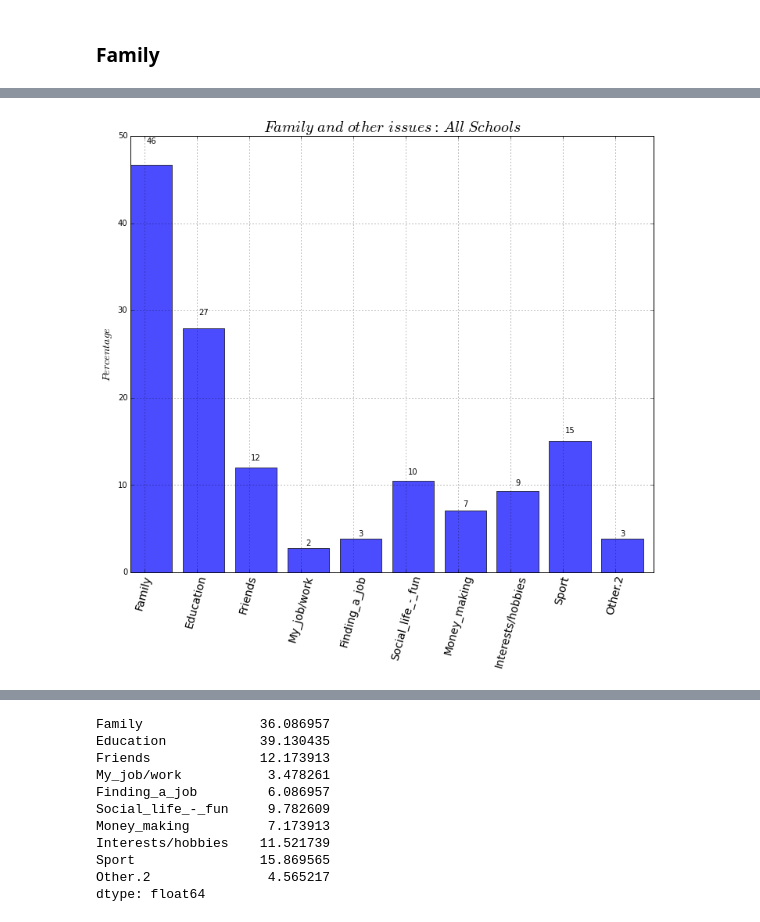
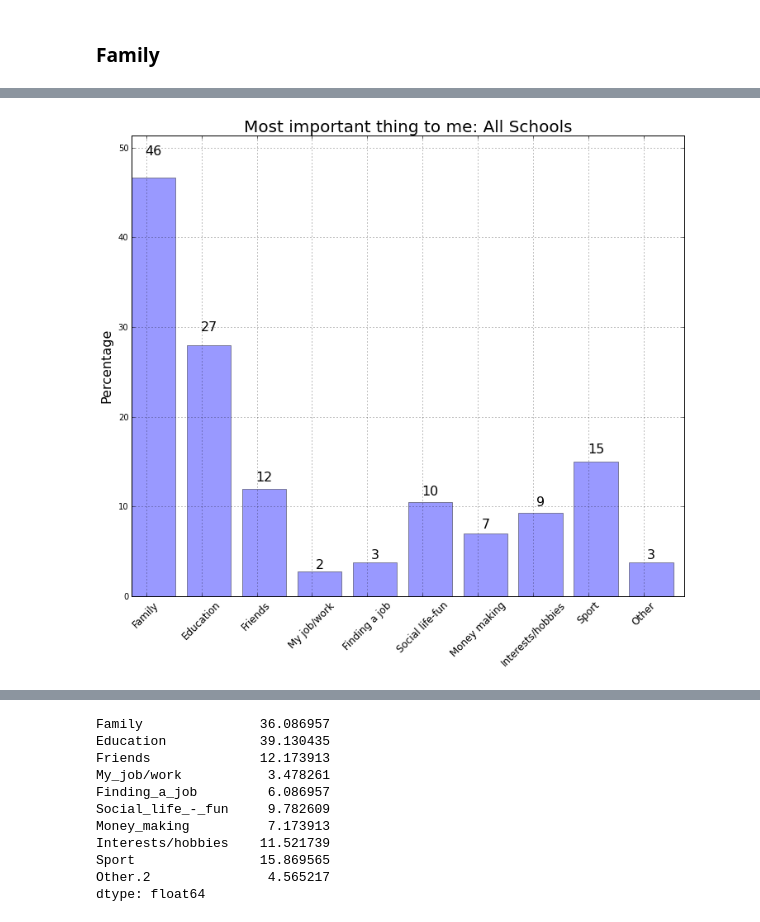
Before and after one commit to hillbs/Differential-Equations-and-Linear-Algebra, a Jupyter notebook: Youth_survey_git.ipynb, the cells around one changed output, grey strips where cells are left out. Drawn from its saved outputs; the diff is of its cells as text; code cells hidden in the pictures.

```diff
--- a/Youth_survey_git.ipynb
+++ b/Youth_survey_git.ipynb
@@ -26,17 +47,21 @@ def Make_bar(A,B,C,Header, Y_label,color='purple',alpha=.7):
     rects1 = ax.bar(ind, B, width, color=color,alpha=alpha)
 
     # add some text for labels, title and axes ticks
-    ax.set_ylabel(Y_label,fontsize=14)
+    ax.set_ylabel(Y_label,fontsize=16)
+    #ax.set_xlabel(ind,fontsize=16)
     ax.set_title(Header,fontsize=20)
     ax.set_xticks(ind+width/3)
+    ax.set_fontsize=16
     xtickNames = ax.set_xticklabels(C)
-    plt.setp(xtickNames, rotation=75, fontsize=14)
+    plt.setp(xtickNames, rotation=45, fontsize=12)
+    ymax = np.max(B)*1.1
+    plt.ylim(ymax=ymax)
     def autolabel(rects):
         # attach some text labels
         for rect in rects:
             height = rect.get_height()
             ax.text(rect.get_x()+rect.get_width()/2., 1.05*height, '%d'%int(height),
-                    ha='center', va='bottom')
+                    ha='center', va='bottom',fontsize=16)
 
     autolabel(rects1)
     plt.grid(True)
@@ -370,12 +383,20 @@ Make_bar(Trans.count(),Trans.values[0:Trans.count()],Trans.keys(),'$Transport$',
 # %%
 #split this by schools, ONE PER SCHOOL
 def Percentage(x):
-    return np.sum(x)/np.count_nonzero(x)*100
+    percent = np.sum(x)/np.count_nonzero(x)*100
+    return np.round(percent,2)
 
-table2 = pd.pivot_table(df, values=['Family','Education', 'My_job/work','Finding_a_job','Social_life_-_fun',
+table2 = pd.pivot_table(df, values=['Family','Education','Friends', 'My_job/work','Finding_a_job','Social_life_-_fun',
                                     'Money_making','Interests/hobbies','Sport','Other.2'],
                        index=['School'], aggfunc=Percentage)
 table2 = table2.fillna(0).copy()
-table2, table2.plot(kind='bar')
-plt.title('Overall Count by School',fontsize=20)
+table2ticks = ['Family','Education','Friends', 'My job/work','Finding a job','Social life-fun',
+                                    'Money making','Interests/hobbies','Sport','Other']
+table2.plot(kind='bar',fontsize=18,alpha=.5,width=.7,color=['b','g','r','c','m','y','k','w','brown'],
+            hatch='..',rot=45)
+plt.title('Most important personal concern, by School',fontsize=20)
+plt.xlabel('School',fontsize=16)
+plt.ylabel('Percentage',fontsize=16)
+plt.legend(table2ticks,loc='upper left')
+plt.show()
 # %% [output]
@@ -384,11 +415,12 @@ plt.title('Overall Count by School',fontsize=20)
 # %%
 #Percentage
 Fam_Total = df.loc[:,'Family':'Other.2'].count()/len(df.index)*100
 Fam_Total
-Make_bar(Fam_Total.count(),Fam_Total.values[0:Fam_Total.count()],Fam_Total.keys(),
-         '$Family\ and\ other\ issues: \ All \ Schools$', '$Percentage$',color='b')
+F = Make_bar(Fam_Total.count(),Fam_Total.values[0:Fam_Total.count()],table2ticks,
+         'Most important thing to me: All Schools', 'Percentage',color='b',
+         alpha=.4)
 # %% [output]
-[figure, old version]
+[figure, new version]
 # %%
 #Create df for each school
 df_Lyn = df[df.Lynmore == 1]
```
Also changed, not shown: parts of 72 cells of this notebook, 1 other file.
